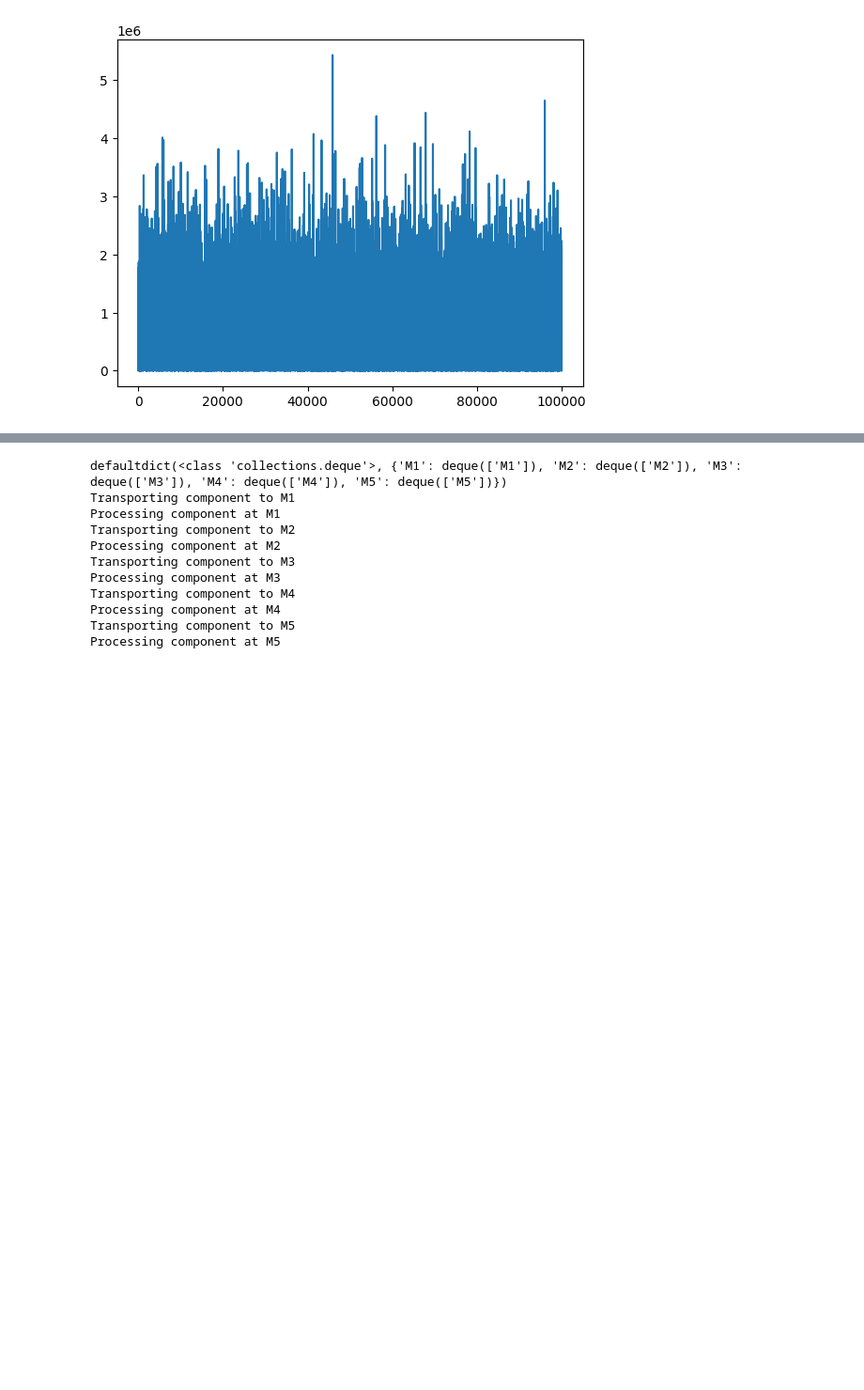
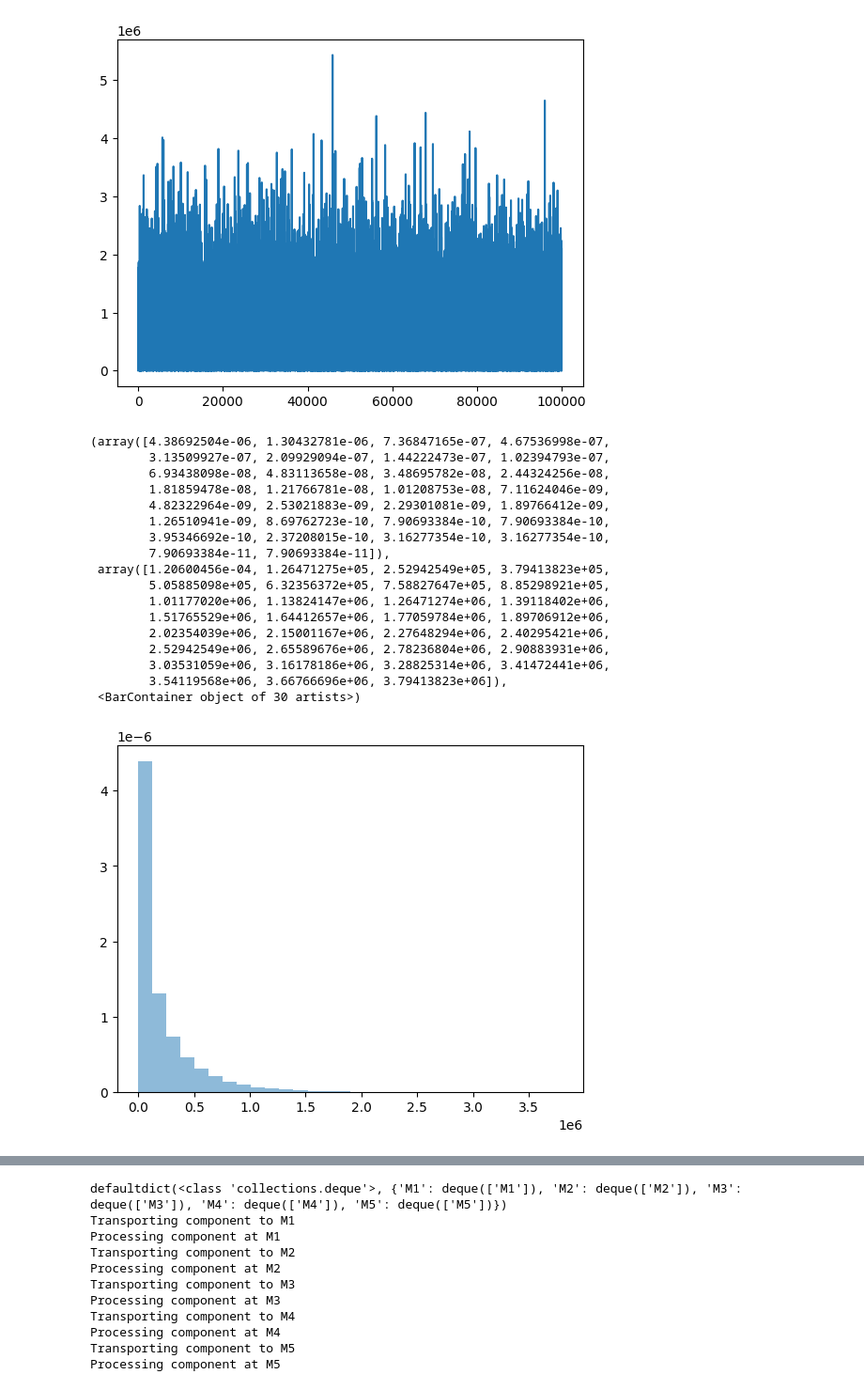
Before and after one commit to anasselhoud/PRODynamics, a Jupyter notebook: QL-vanilla.ipynb, the cells around one changed output, grey strips where cells are left out. Shown at 94% size. Drawn from its saved outputs; the diff is of its cells as text; code cells hidden in the pictures; blank space fills up the shorter version.

```diff
--- a/QL-vanilla.ipynb
+++ b/QL-vanilla.ipynb
@@ -19,6 +19,28 @@ plt.plot(l)
 # %% [output]
 [<matplotlib.lines.Line2D at 0x...>]
 [figure]
+# %%
+random_values = [random.gammavariate(0.5, 3600*24*5) for _ in range(100000)]
+plt.hist(random_values, bins=30, density=True, alpha=0.5, label='Histogram '+str(j))
+# %% [output]
+(array([4.38692504e-06, 1.30432781e-06, 7.36847165e-07, 4.67536998e-07,
+        3.13509927e-07, 2.09929094e-07, 1.44222473e-07, 1.02394793e-07,
+        6.93438098e-08, 4.83113658e-08, 3.48695782e-08, 2.44324256e-08,
+        1.81859478e-08, 1.21766781e-08, 1.01208753e-08, 7.11624046e-09,
+        4.82322964e-09, 2.53021883e-09, 2.29301081e-09, 1.89766412e-09,
+        1.26510941e-09, 8.69762723e-10, 7.90693384e-10, 7.90693384e-10,
+        3.95346692e-10, 2.37208015e-10, 3.16277354e-10, 3.16277354e-10,
+        7.90693384e-11, 7.90693384e-11]),
+ array([1.20600456e-04, 1.26471275e+05, 2.52942549e+05, 3.79413823e+05,
+        5.05885098e+05, 6.32356372e+05, 7.58827647e+05, 8.85298921e+05,
+        1.01177020e+06, 1.13824147e+06, 1.26471274e+06, 1.39118402e+06,
+        1.51765529e+06, 1.64412657e+06, 1.77059784e+06, 1.89706912e+06,
+        2.02354039e+06, 2.15001167e+06, 2.27648294e+06, 2.40295421e+06,
+        2.52942549e+06, 2.65589676e+06, 2.78236804e+06, 2.90883931e+06,
+        3.03531059e+06, 3.16178186e+06, 3.28825314e+06, 3.41472441e+06,
+        3.54119568e+06, 3.66766696e+06, 3.79413823e+06]),
+ <BarContainer object of 30 artists>)
+[figure, added]
 # %%
 import numpy as np
 import matplotlib.pyplot as plt
```
Also changed, not shown: parts of 1 cell of this notebook, 4 other files.
